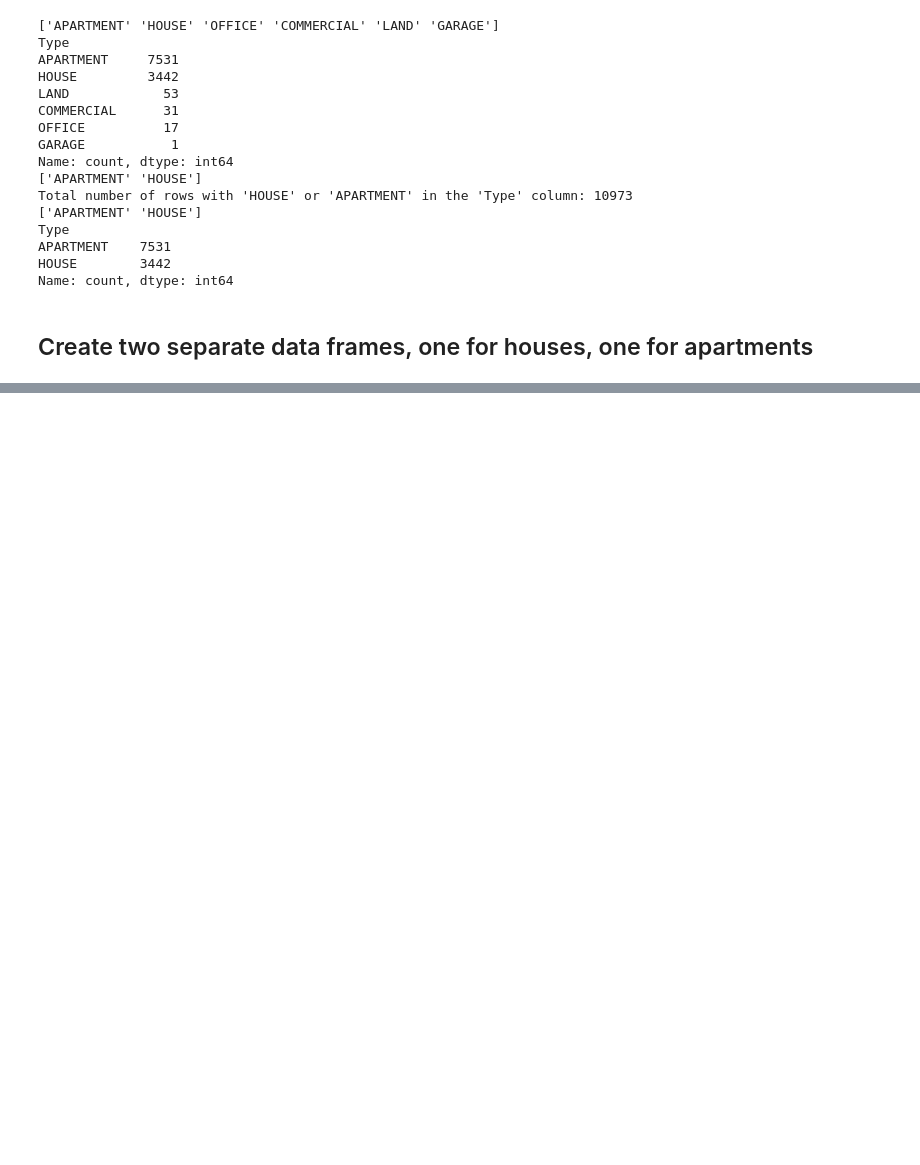
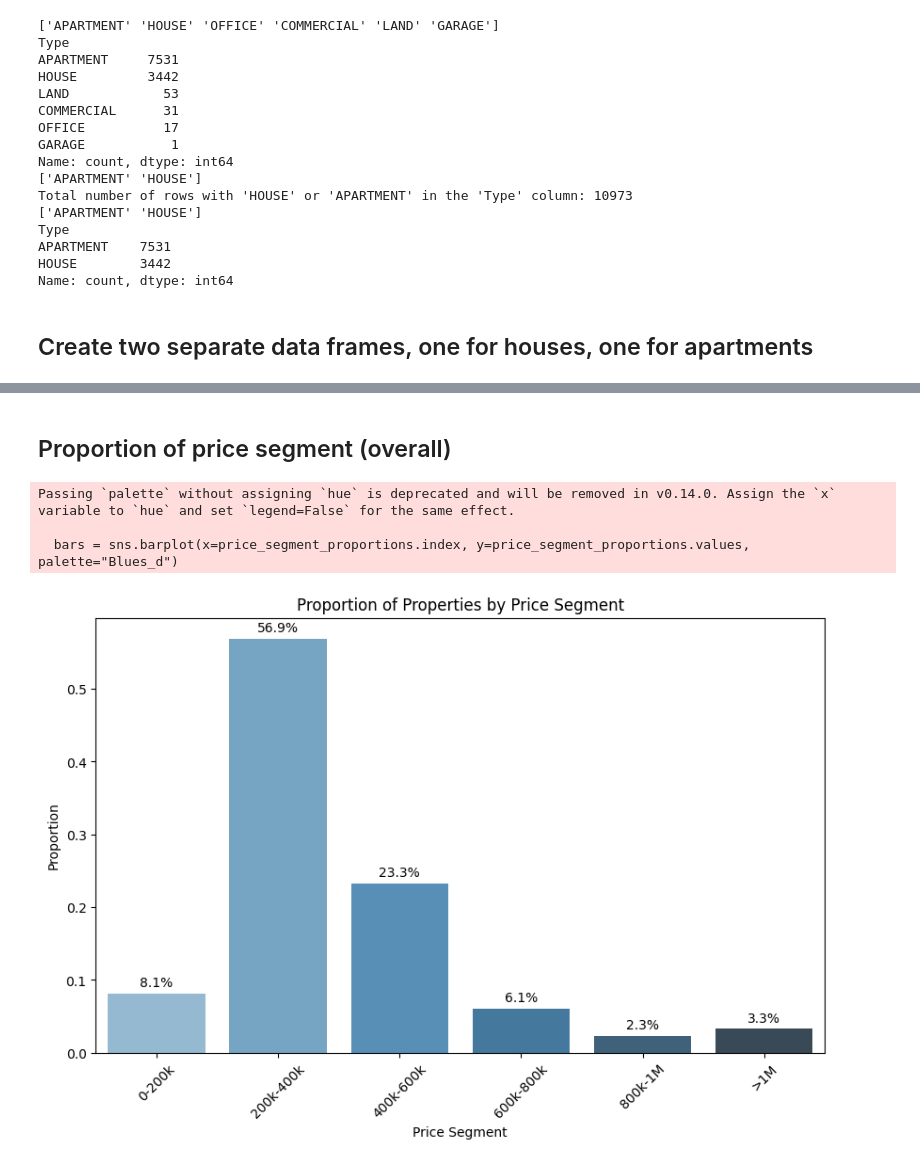
Before and after one commit to emsuru/charlie-02-data-analysis, a Jupyter notebook: em-notebook.ipynb, the cells around one changed output, grey strips where cells are left out. Cells and saved outputs as stored; diff of their text form; code cells hidden in the pictures; blank space fills up the shorter version.

```diff
--- a/em-notebook.ipynb
+++ b/em-notebook.ipynb
@@ -379,0 +450,42 @@ plt.show()
+# %% [markdown]
+## Proportion of price segment (overall)
+# %%
+# Ensure that 'Price' is in numeric format
+df_3['Price'] = pd.to_numeric(df_3['Price'], errors='coerce')
+
+# Define bins and labels for all properties
+bins = [0, 200000, 400000, 600000, 800000, 1000000, float('inf')]
+labels = ['0-200k', '200k-400k', '400k-600k', '600k-800k', '800k-1M', '>1M']
+
+# Create 'Price_Segment' for all properties
+df_3['Price_Segment'] = pd.cut(df_3['Price'], bins=bins, labels=labels, right=False)
+
+# Calculate the proportion of each price segment
+price_segment_proportions = df_3['Price_Segment'].value_counts(normalize=True).sort_index()
+
+# Plot the proportions
+plt.figure(figsize=(10, 6))
+bars = sns.barplot(x=price_segment_proportions.index, y=price_segment_proportions.values, palette="Blues_d")
+
+plt.title('Proportion of Properties by Price Segment')
+plt.xlabel('Price Segment')
+plt.ylabel('Proportion')
+plt.xticks(rotation=45)  # Rotate labels to improve readability
+
+# Annotate each bar with the percentage value
+for bar in bars.patches:
+    # The text annotation for each bar should be its height (proportion) formatted as a percentage
+    bars.annotate(format(bar.get_height(), '.1%'),  # Format the proportion as a percentage with one decimal place
+                   (bar.get_x() + bar.get_width() / 2, bar.get_height()),  # Position for the text (x, y)
+                   ha='center',  # Center the text horizontally
+                   va='center',  # Center the text vertically within the bar
+                   size=10,  # Font size
+                   xytext=(0, 8),  # Position offset for the text (to be slightly above the bar)
+                   textcoords='offset points')  # Use offset points for positioning the text
+
+plt.show()
+# %% [output]
+Passing `palette` without assigning `hue` is deprecated and will be removed in v0.14.0. Assign the `x` variable to `hue` and set `legend=False` for the same effect.
+
+  bars = sns.barplot(x=price_segment_proportions.index, y=price_segment_proportions.values, palette="Blues_d")
+[figure, added]
```
Also changed, not shown: parts of 10 cells of this notebook, 1 other file.
